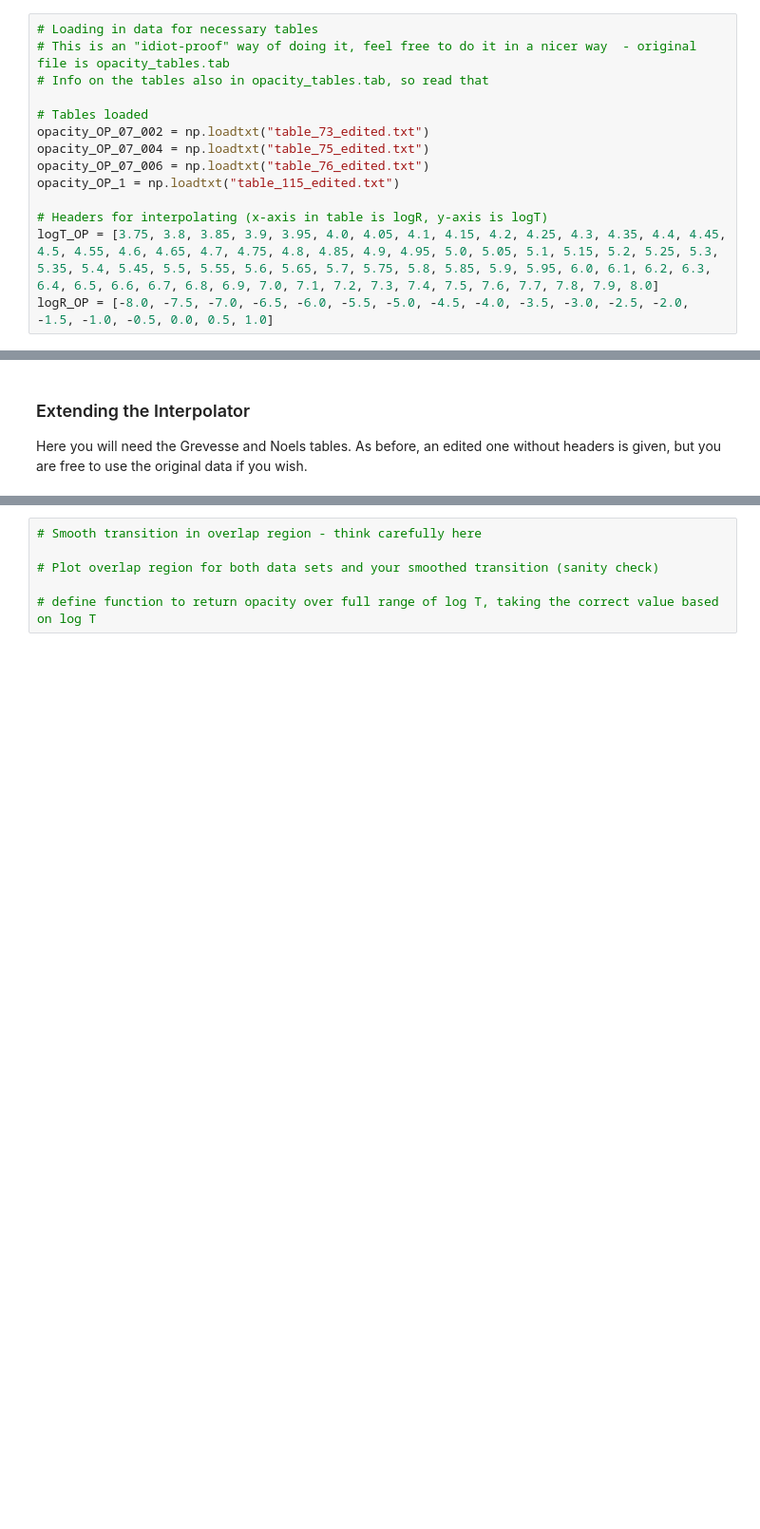
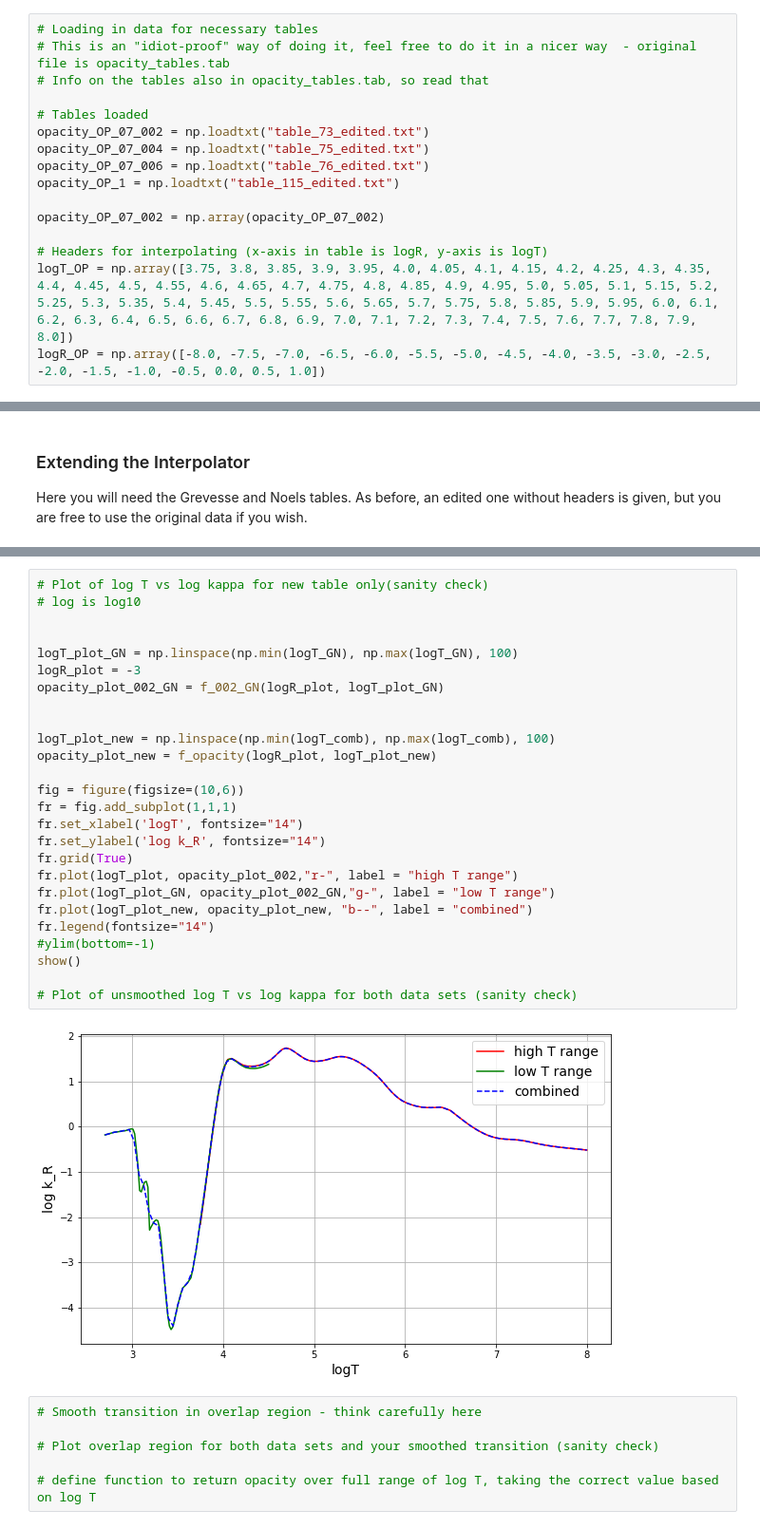
Before and after one commit to dziouba/PoS, a Jupyter notebook: PoS_Computer_Model.ipynb, the cells around one changed output, grey strips where cells are left out. Shown at 95% size. Saved outputs shown, nothing was run; the diff lists cells and outputs as text; blank space fills up the shorter version.

```diff
--- a/PoS_Computer_Model.ipynb
+++ b/PoS_Computer_Model.ipynb
@@ -31,9 +31,11 @@ opacity_OP_07_004 = np.loadtxt("table_75_edited.txt")
 opacity_OP_07_006 = np.loadtxt("table_76_edited.txt")
 opacity_OP_1 = np.loadtxt("table_115_edited.txt")
 
+opacity_OP_07_002 = np.array(opacity_OP_07_002)
+
 # Headers for interpolating (x-axis in table is logR, y-axis is logT)
-logT_OP = [3.75, 3.8, 3.85, 3.9, 3.95, 4.0, 4.05, 4.1, 4.15, 4.2, 4.25, 4.3, 4.35, 4.4, 4.45, 4.5, 4.55, 4.6, 4.65, 4.7, 4.75, 4.8, 4.85, 4.9, 4.95, 5.0, 5.05, 5.1, 5.15, 5.2, 5.25, 5.3, 5.35, 5.4, 5.45, 5.5, 5.55, 5.6, 5.65, 5.7, 5.75, 5.8, 5.85, 5.9, 5.95, 6.0, 6.1, 6.2, 6.3, 6.4, 6.5, 6.6, 6.7, 6.8, 6.9, 7.0, 7.1, 7.2, 7.3, 7.4, 7.5, 7.6, 7.7, 7.8, 7.9, 8.0]
-logR_OP = [-8.0, -7.5, -7.0, -6.5, -6.0, -5.5, -5.0, -4.5, -4.0, -3.5, -3.0, -2.5, -2.0, -1.5, -1.0, -0.5, 0.0, 0.5, 1.0]
+logT_OP = np.array([3.75, 3.8, 3.85, 3.9, 3.95, 4.0, 4.05, 4.1, 4.15, 4.2, 4.25, 4.3, 4.35, 4.4, 4.45, 4.5, 4.55, 4.6, 4.65, 4.7, 4.75, 4.8, 4.85, 4.9, 4.95, 5.0, 5.05, 5.1, 5.15, 5.2, 5.25, 5.3, 5.35, 5.4, 5.45, 5.5, 5.55, 5.6, 5.65, 5.7, 5.75, 5.8, 5.85, 5.9, 5.95, 6.0, 6.1, 6.2, 6.3, 6.4, 6.5, 6.6, 6.7, 6.8, 6.9, 7.0, 7.1, 7.2, 7.3, 7.4, 7.5, 7.6, 7.7, 7.8, 7.9, 8.0])
+logR_OP = np.array([-8.0, -7.5, -7.0, -6.5, -6.0, -5.5, -5.0, -4.5, -4.0, -3.5, -3.0, -2.5, -2.0, -1.5, -1.0, -0.5, 0.0, 0.5, 1.0])
 # %%
 # Interpolating data
 # the way the tables are set up now, it works well with scipy.interpolate.
@@ -128,3 +180,31 @@ logR_GN = [-8.0, -7.5, -7.0, -6.5, -6.0, -5.5, -5.0, -4.5, -4.0, -3.5, -3.0, -2.
+# %%
+# Plot of log T vs log kappa for new table only(sanity check)
+# log is log10
+
+
+logT_plot_GN = np.linspace(np.min(logT_GN), np.max(logT_GN), 100)
+logR_plot = -3
+opacity_plot_002_GN = f_002_GN(logR_plot, logT_plot_GN)
+
+
+logT_plot_new = np.linspace(np.min(logT_comb), np.max(logT_comb), 100)
+opacity_plot_new = f_opacity(logR_plot, logT_plot_new)
+
+fig = figure(figsize=(10,6))
+fr = fig.add_subplot(1,1,1)
+fr.set_xlabel('logT', fontsize="14")
+fr.set_ylabel('log k_R', fontsize="14")
+fr.grid(True)
+fr.plot(logT_plot, opacity_plot_002,"r-", label = "high T range")
+fr.plot(logT_plot_GN, opacity_plot_002_GN,"g-", label = "low T range")
+fr.plot(logT_plot_new, opacity_plot_new, "b--", label = "combined")
+fr.legend(fontsize="14")
+#ylim(bottom=-1)
+show()
+
+# Plot of unsmoothed log T vs log kappa for both data sets (sanity check)
+# %% [output]
+[figure, added]
 # %%
 # Smooth transition in overlap region - think carefully here
 
```
Also changed, not shown: parts of 3 cells of this notebook.
